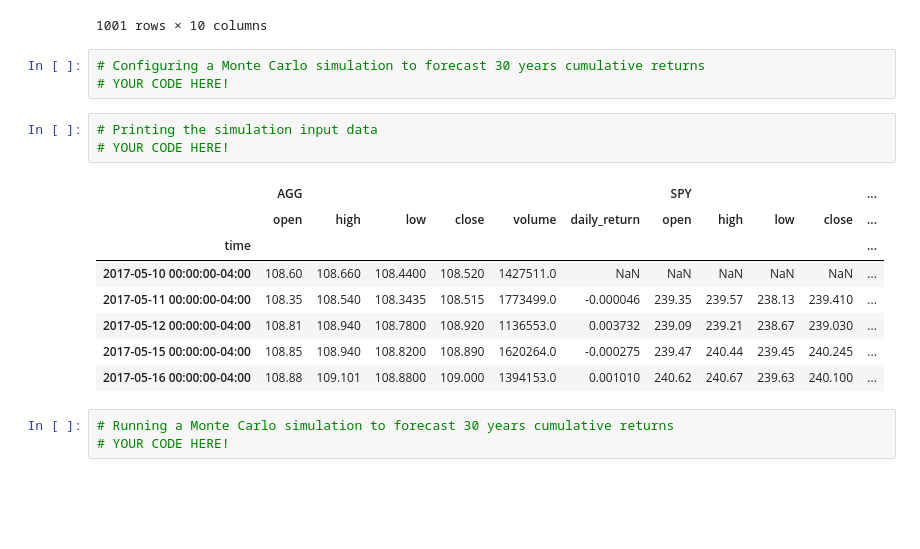
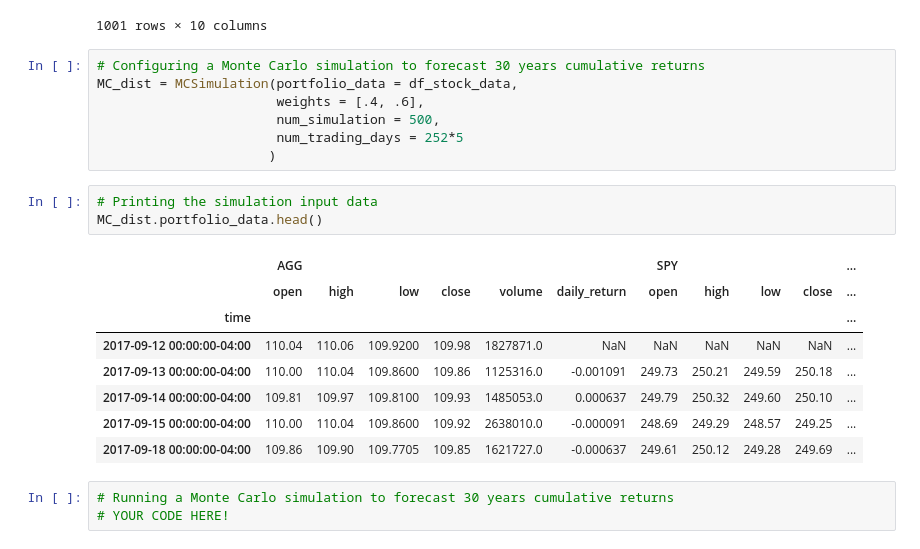
Before and after one commit to jordan-gilmartin/monte-carlo-simulations, a Jupyter notebook: Starter_Code/financial-planner.ipynb, the cells around one changed output. Drawn from its saved outputs; the diff is of its cells as text; blank space fills up the shorter version.

```diff
--- a/Starter_Code/financial-planner.ipynb
+++ b/Starter_Code/financial-planner.ipynb
@@ -288,19 +288,23 @@ df_stock_data
 1001 rows × 10 columns
 # %%
 # Configuring a Monte Carlo simulation to forecast 30 years cumulative returns
-# YOUR CODE HERE!
+MC_dist = MCSimulation(portfolio_data = df_stock_data,
+                       weights = [.4, .6],
+                       num_simulation = 500,
+                       num_trading_days = 252*5
+                      )
 # %%
 # Printing the simulation input data
-# YOUR CODE HERE!
+MC_dist.portfolio_data.head()
 # %% [output]
 |  | AGG |  |  |  |  |  | SPY |  |  |  | ... |
 |  | open | high | low | close | volume | daily_return | open | high | low | close | ... |
 | time |  |  |  |  |  |  |  |  |  |  | ... |
-| 2017-05-10 00:00:00-04:00 | 108.60 | 108.660 | 108.4400 | 108.520 | 1427511.0 | NaN | NaN | NaN | NaN | NaN | ... |
-| 2017-05-11 00:00:00-04:00 | 108.35 | 108.540 | 108.3435 | 108.515 | 1773499.0 | -0.000046 | 239.35 | 239.57 | 238.13 | 239.410 | ... |
-| 2017-05-12 00:00:00-04:00 | 108.81 | 108.940 | 108.7800 | 108.920 | 1136553.0 | 0.003732 | 239.09 | 239.21 | 238.67 | 239.030 | ... |
-| 2017-05-15 00:00:00-04:00 | 108.85 | 108.940 | 108.8200 | 108.890 | 1620264.0 | -0.000275 | 239.47 | 240.44 | 239.45 | 240.245 | ... |
-| 2017-05-16 00:00:00-04:00 | 108.88 | 109.101 | 108.8800 | 109.000 | 1394153.0 | 0.001010 | 240.62 | 240.67 | 239.63 | 240.100 | ... |
+| 2017-09-12 00:00:00-04:00 | 110.04 | 110.06 | 109.9200 | 109.98 | 1827871.0 | NaN | NaN | NaN | NaN | NaN | ... |
+| 2017-09-13 00:00:00-04:00 | 110.00 | 110.04 | 109.8600 | 109.86 | 1125316.0 | -0.001091 | 249.73 | 250.21 | 249.59 | 250.18 | ... |
+| 2017-09-14 00:00:00-04:00 | 109.81 | 109.97 | 109.8100 | 109.93 | 1485053.0 | 0.000637 | 249.79 | 250.32 | 249.60 | 250.10 | ... |
+| 2017-09-15 00:00:00-04:00 | 110.00 | 110.04 | 109.8600 | 109.92 | 2638010.0 | -0.000091 | 248.69 | 249.29 | 248.57 | 249.25 | ... |
+| 2017-09-18 00:00:00-04:00 | 109.86 | 109.90 | 109.7705 | 109.85 | 1621727.0 | -0.000637 | 249.61 | 250.12 | 249.28 | 249.69 | ... |
 # %%
 # Running a Monte Carlo simulation to forecast 30 years cumulative returns
 # YOUR CODE HERE!
```
